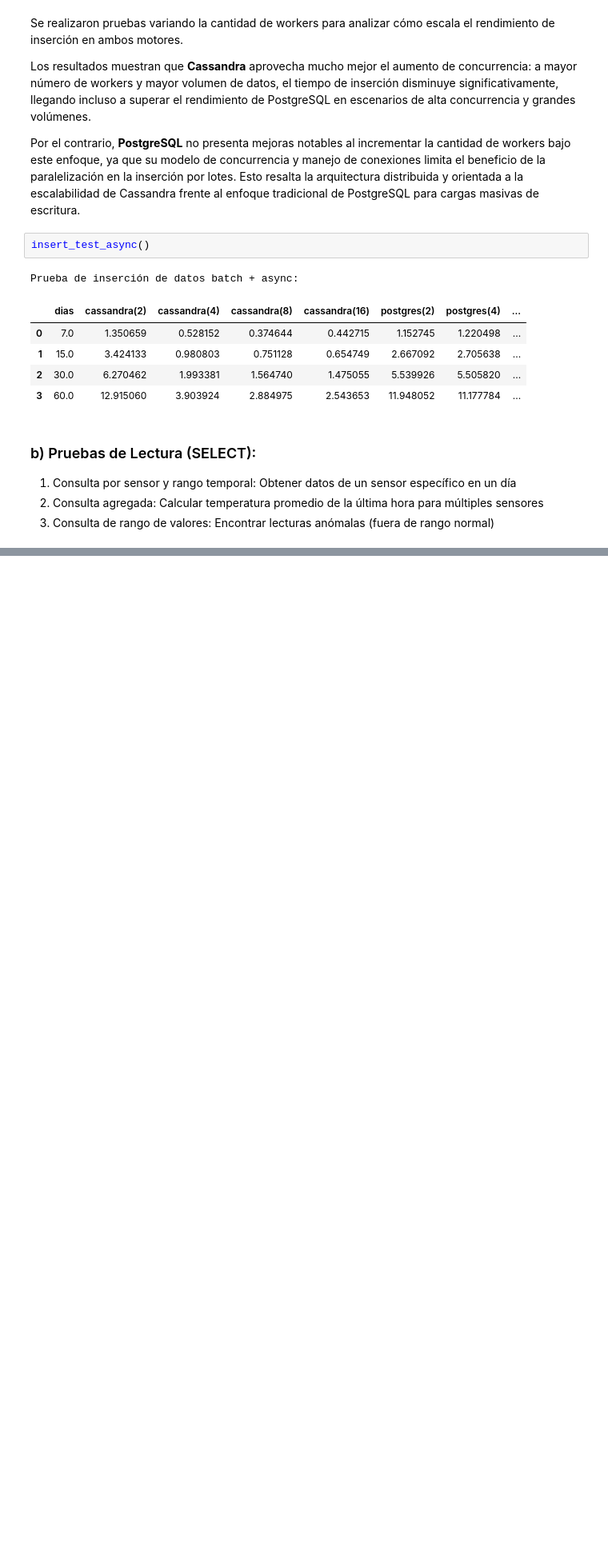
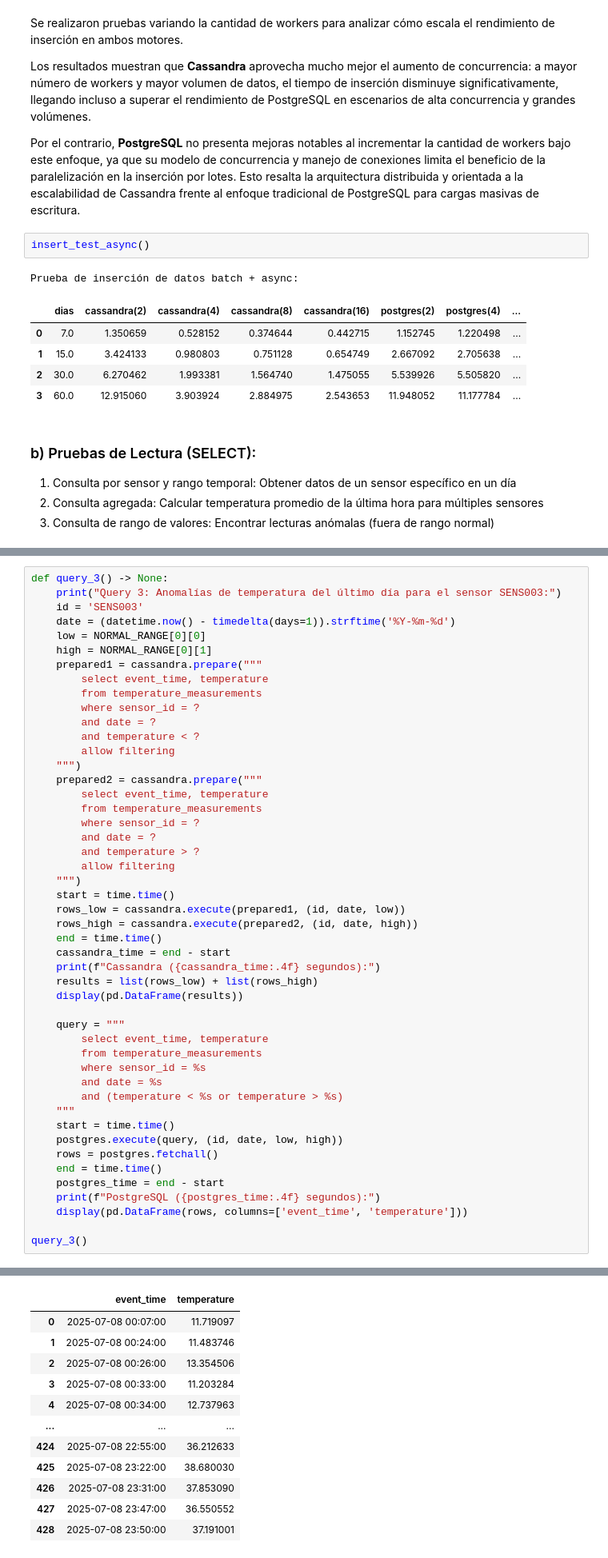
Before and after one commit to Jvnc0503/BD2-Labs, a Jupyter notebook: Lab15/lab15.ipynb, the cells around one changed output, grey strips where cells are left out. Shown: that part at 80% size. Cells and saved outputs as stored; diff of their text form; blank space fills up the shorter version.

```diff
--- a/Lab15/lab15.ipynb
+++ b/Lab15/lab15.ipynb
@@ -943,0 +944,49 @@ PostgreSQL (0.1271 segundos):
+# %%
+def query_3() -> None:
+    print("Query 3: Anomalías de temperatura del último día para el sensor SENS003:")
+    id = 'SENS003'
+    date = (datetime.now() - timedelta(days=1)).strftime('%Y-%m-%d')
+    low = NORMAL_RANGE[0][0]
+    high = NORMAL_RANGE[0][1]
+    prepared1 = cassandra.prepare("""
+        select event_time, temperature
+        from temperature_measurements
+        where sensor_id = ?
+        and date = ?
+        and temperature < ?
+        allow filtering
+    """)
+    prepared2 = cassandra.prepare("""
+        select event_time, temperature
+        from temperature_measurements
+        where sensor_id = ?
+        and date = ?
+        and temperature > ?
+        allow filtering
+    """)
+    start = time.time()
+    rows_low = cassandra.execute(prepared1, (id, date, low))
+    rows_high = cassandra.execute(prepared2, (id, date, high))
+    end = time.time()
+    cassandra_time = end - start
+    print(f"Cassandra ({cassandra_time:.4f} segundos):")
+    results = list(rows_low) + list(rows_high)
+    display(pd.DataFrame(results))
+
+    query = """
+        select event_time, temperature
+        from temperature_measurements
+        where sensor_id = %s
+        and date = %s
+        and (temperature < %s or temperature > %s)
+    """
+    start = time.time()
+    postgres.execute(query, (id, date, low, high))
+    rows = postgres.fetchall()
+    end = time.time()
+    postgres_time = end - start
+    print(f"PostgreSQL ({postgres_time:.4f} segundos):")
+    display(pd.DataFrame(rows, columns=['event_time', 'temperature']))
+
+query_3()
+# %% [output]
@@ -943,0 +995,12 @@ PostgreSQL (0.1271 segundos):
+|  | event_time | temperature |
+| 0 | 2025-07-08 00:07:00 | 11.719097 |
+| 1 | 2025-07-08 00:24:00 | 11.483746 |
+| 2 | 2025-07-08 00:26:00 | 13.354506 |
+| 3 | 2025-07-08 00:33:00 | 11.203284 |
+| 4 | 2025-07-08 00:34:00 | 12.737963 |
+| ... | ... | ... |
+| 424 | 2025-07-08 22:55:00 | 36.212633 |
+| 425 | 2025-07-08 23:22:00 | 38.680030 |
+| 426 | 2025-07-08 23:31:00 | 37.853090 |
+| 427 | 2025-07-08 23:47:00 | 36.550552 |
+| 428 | 2025-07-08 23:50:00 | 37.191001 |
```
Also changed, not shown: parts of 3 cells of this notebook, 2 other files.
